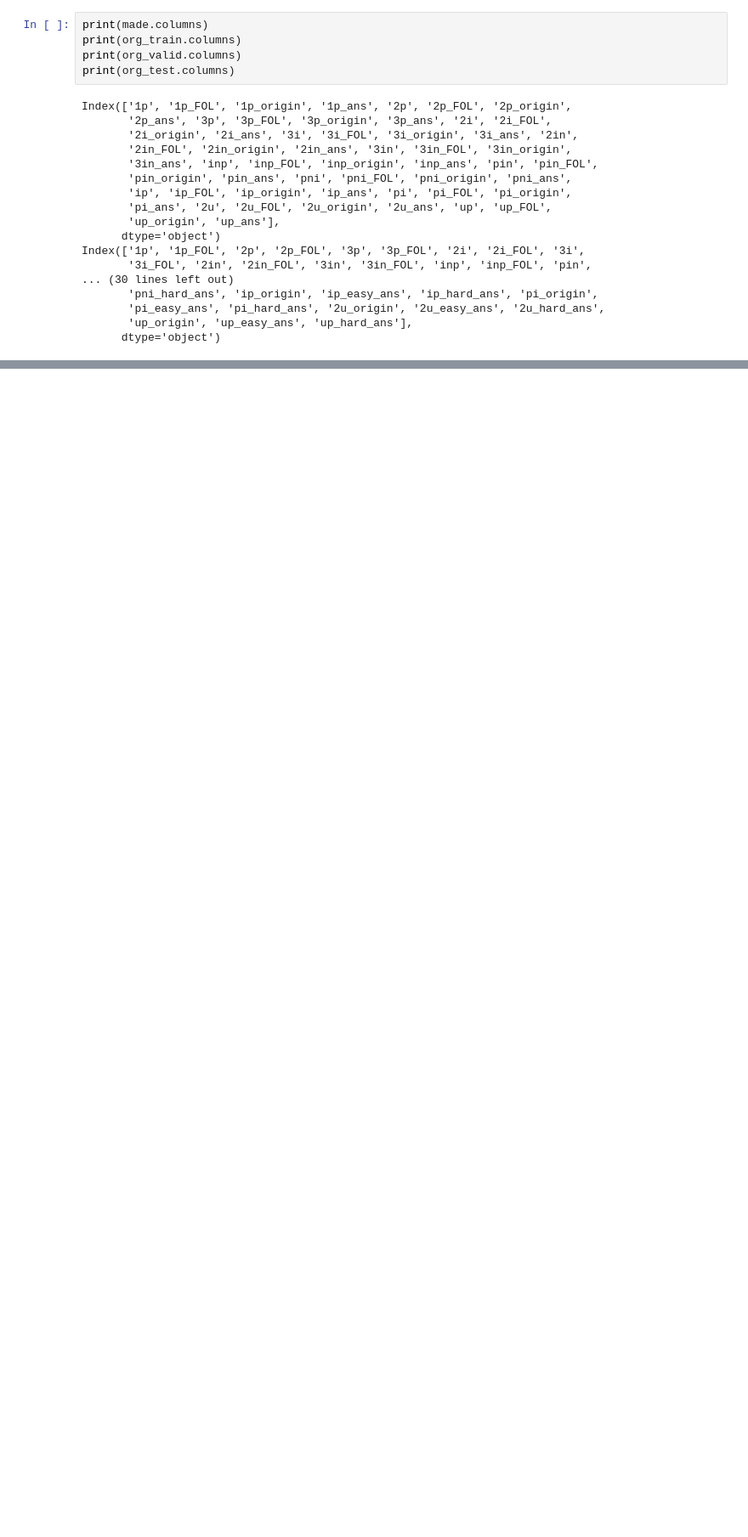
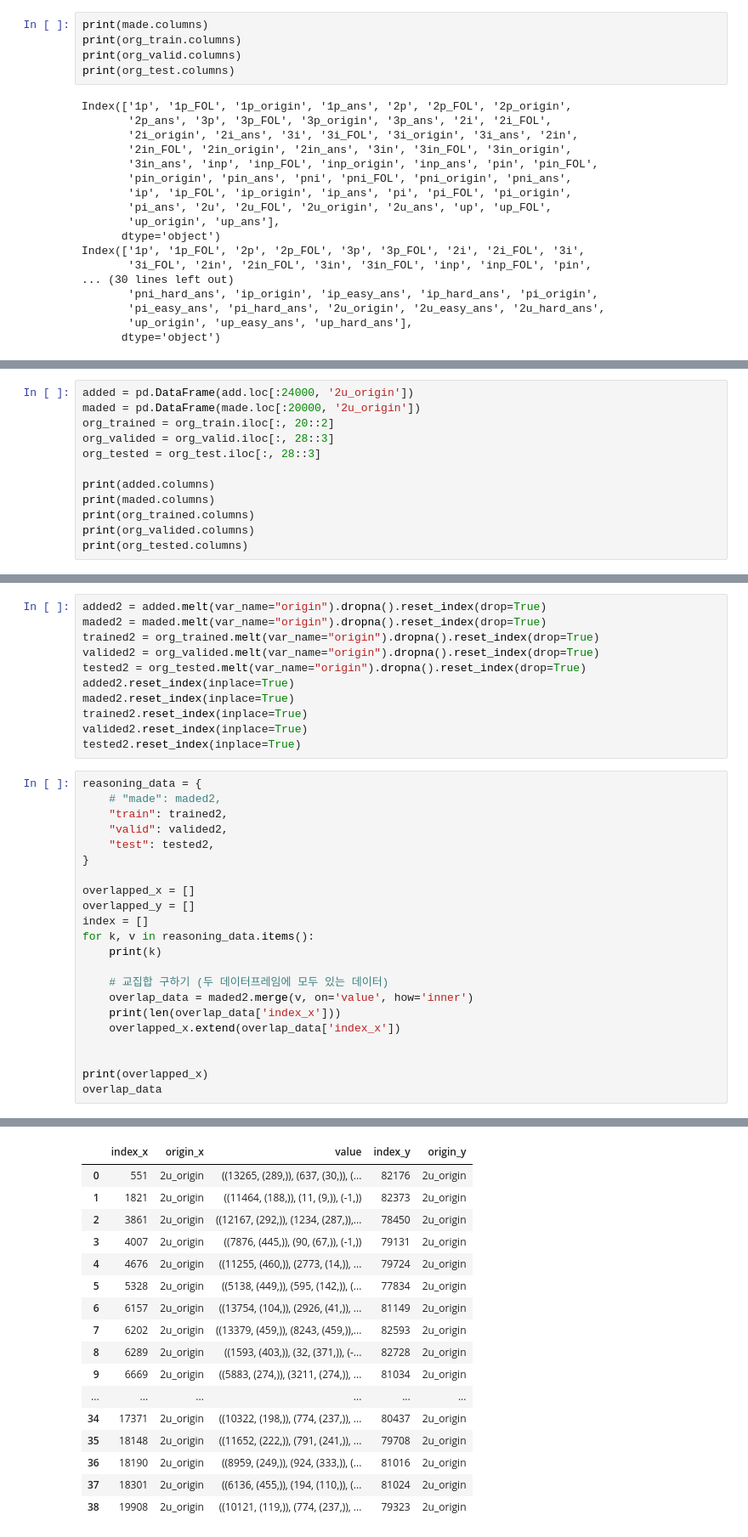
Before and after one commit to MINJIK01/QueryGenerator, a Jupyter notebook: data_check.ipynb, the cells around one changed output, grey strips where cells are left out. Shown at 85% size. Cells and saved outputs as stored; diff of their text form; blank space fills up the shorter version.

```diff
--- a/data_check.ipynb
+++ b/data_check.ipynb
@@ -254,0 +414,12 @@ formatted_path
+# %%
+added = pd.DataFrame(add.loc[:24000, '2u_origin'])
+maded = pd.DataFrame(made.loc[:20000, '2u_origin'])
+org_trained = org_train.iloc[:, 20::2]
+org_valided = org_valid.iloc[:, 28::3]
+org_tested = org_test.iloc[:, 28::3]
+
+print(added.columns)
+print(maded.columns)
+print(org_trained.columns)
+print(org_valided.columns)
+print(org_tested.columns)
@@ -254,0 +440,34 @@ formatted_path
+# %%
+added2 = added.melt(var_name="origin").dropna().reset_index(drop=True)
+maded2 = maded.melt(var_name="origin").dropna().reset_index(drop=True)
+trained2 = org_trained.melt(var_name="origin").dropna().reset_index(drop=True)
+valided2 = org_valided.melt(var_name="origin").dropna().reset_index(drop=True)
+tested2 = org_tested.melt(var_name="origin").dropna().reset_index(drop=True)
+added2.reset_index(inplace=True)
+maded2.reset_index(inplace=True)
+trained2.reset_index(inplace=True)
+valided2.reset_index(inplace=True)
+tested2.reset_index(inplace=True)
+# %%
+reasoning_data = {
+    # "made": maded2,
+    "train": trained2,
+    "valid": valided2,
+    "test": tested2,
+}
+
+overlapped_x = []
+overlapped_y = []
+index = []
+for k, v in reasoning_data.items():
+    print(k)
+
+    # 교집합 구하기 (두 데이터프레임에 모두 있는 데이터)
+    overlap_data = maded2.merge(v, on='value', how='inner')
+    print(len(overlap_data['index_x']))
+    overlapped_x.extend(overlap_data['index_x'])
+
+
+print(overlapped_x)
+overlap_data
+# %% [output]
@@ -254,0 +481,17 @@ formatted_path
+|  | index_x | origin_x | value | index_y | origin_y |
+| 0 | 551 | 2u_origin | ((13265, (289,)), (637, (30,)), (... | 82176 | 2u_origin |
+| 1 | 1821 | 2u_origin | ((11464, (188,)), (11, (9,)), (-1,)) | 82373 | 2u_origin |
+| 2 | 3861 | 2u_origin | ((12167, (292,)), (1234, (287,)),... | 78450 | 2u_origin |
+| 3 | 4007 | 2u_origin | ((7876, (445,)), (90, (67,)), (-1,)) | 79131 | 2u_origin |
+| 4 | 4676 | 2u_origin | ((11255, (460,)), (2773, (14,)), ... | 79724 | 2u_origin |
+| 5 | 5328 | 2u_origin | ((5138, (449,)), (595, (142,)), (... | 77834 | 2u_origin |
+| 6 | 6157 | 2u_origin | ((13754, (104,)), (2926, (41,)), ... | 81149 | 2u_origin |
+| 7 | 6202 | 2u_origin | ((13379, (459,)), (8243, (459,)),... | 82593 | 2u_origin |
+| 8 | 6289 | 2u_origin | ((1593, (403,)), (32, (371,)), (-... | 82728 | 2u_origin |
+| 9 | 6669 | 2u_origin | ((5883, (274,)), (3211, (274,)), ... | 81034 | 2u_origin |
+| ... | ... | ... | ... | ... | ... |
+| 34 | 17371 | 2u_origin | ((10322, (198,)), (774, (237,)), ... | 80437 | 2u_origin |
+| 35 | 18148 | 2u_origin | ((11652, (222,)), (791, (241,)), ... | 79708 | 2u_origin |
+| 36 | 18190 | 2u_origin | ((8959, (249,)), (924, (333,)), (... | 81016 | 2u_origin |
+| 37 | 18301 | 2u_origin | ((6136, (455,)), (194, (110,)), (... | 81024 | 2u_origin |
+| 38 | 19908 | 2u_origin | ((10121, (119,)), (774, (237,)), ... | 79323 | 2u_origin |
```
Also changed, not shown: parts of 61 cells of this notebook, 7 other files.
